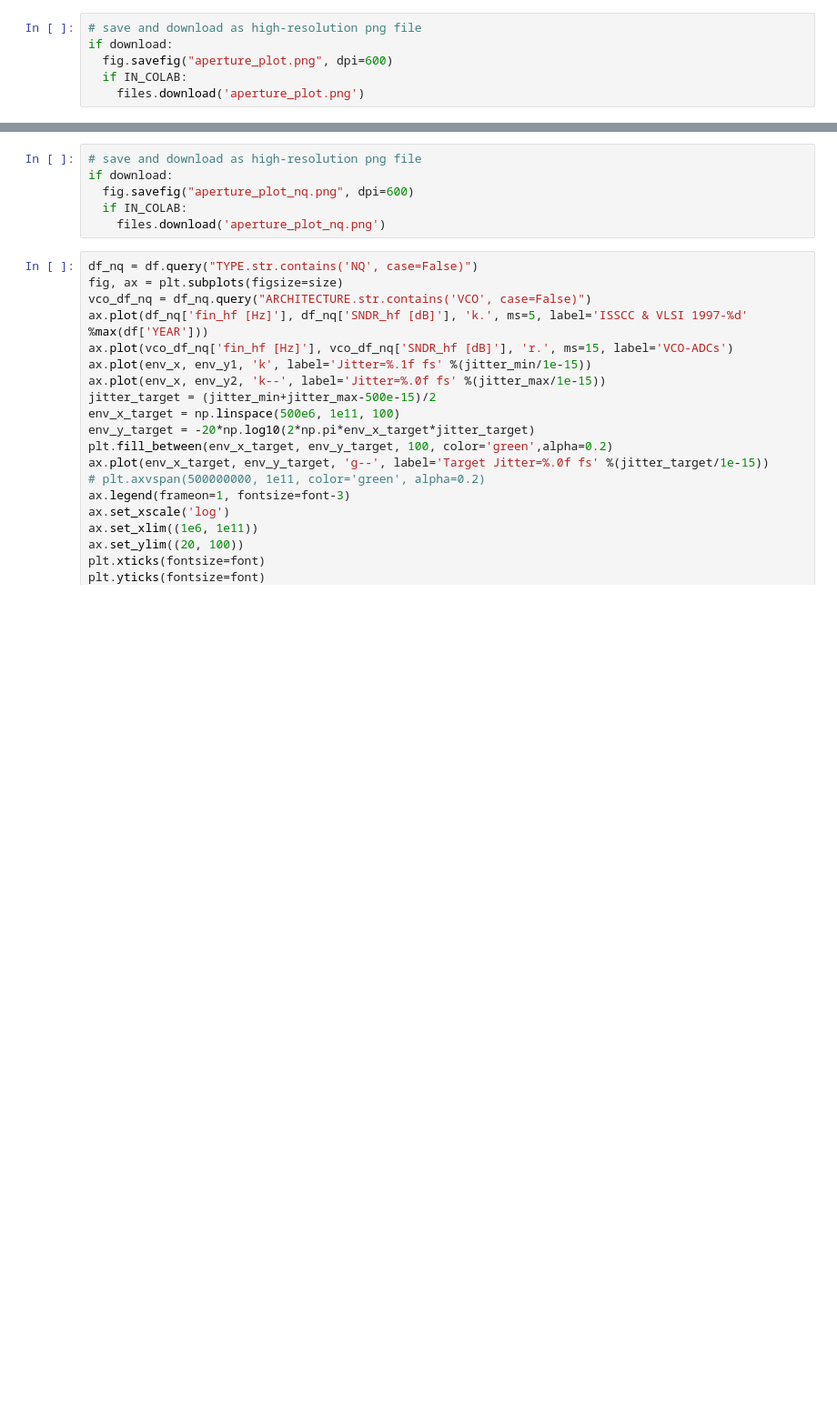
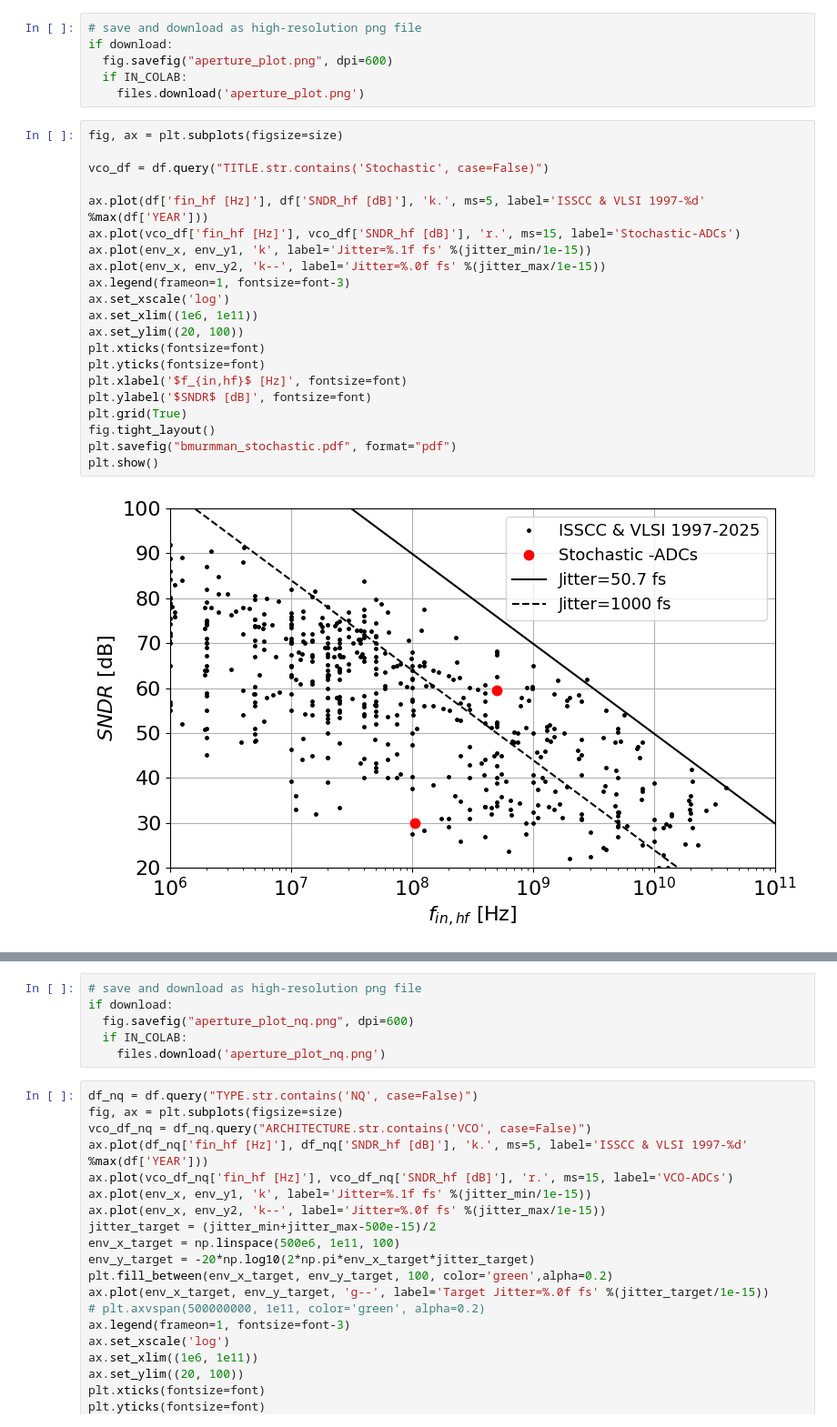
Before and after one commit to rodrigowue/VCOADC-survey, a Jupyter notebook: plots/aperture_plot.ipynb, the cells around one changed output, grey strips where cells are left out. Shown: that part at 91% size. Saved outputs shown, nothing was run; the diff lists cells and outputs as text; blank space fills up the shorter version.

```diff
--- a/plots/aperture_plot.ipynb
+++ b/plots/aperture_plot.ipynb
@@ -94,6 +95,29 @@ if download:
   fig.savefig("aperture_plot.png", dpi=600)
   if IN_COLAB:
     files.download('aperture_plot.png')
+# %%
+fig, ax = plt.subplots(figsize=size)
+
+vco_df = df.query("TITLE.str.contains('Stochastic', case=False)")
+
+ax.plot(df['fin_hf [Hz]'], df['SNDR_hf [dB]'], 'k.', ms=5, label='ISSCC & VLSI 1997-%d' %max(df['YEAR']))
+ax.plot(vco_df['fin_hf [Hz]'], vco_df['SNDR_hf [dB]'], 'r.', ms=15, label='Stochastic-ADCs')
+ax.plot(env_x, env_y1, 'k', label='Jitter=%.1f fs' %(jitter_min/1e-15))
+ax.plot(env_x, env_y2, 'k--', label='Jitter=%.0f fs' %(jitter_max/1e-15))
+ax.legend(frameon=1, fontsize=font-3)
+ax.set_xscale('log')
+ax.set_xlim((1e6, 1e11))
+ax.set_ylim((20, 100))
+plt.xticks(fontsize=font)
+plt.yticks(fontsize=font)
+plt.xlabel('$f_{in,hf}$ [Hz]', fontsize=font)
+plt.ylabel('$SNDR$ [dB]', fontsize=font)
+plt.grid(True)
+fig.tight_layout()
+plt.savefig("bmurmman_stochastic.pdf", format="pdf")
+plt.show()
+# %% [output]
+[figure, added]
 # %%
 df_nq = df.query("TYPE.str.contains('NQ', case=False)")
 fig, ax = plt.subplots(figsize=size)
```
Also changed, not shown: parts of 5 cells of this notebook.
